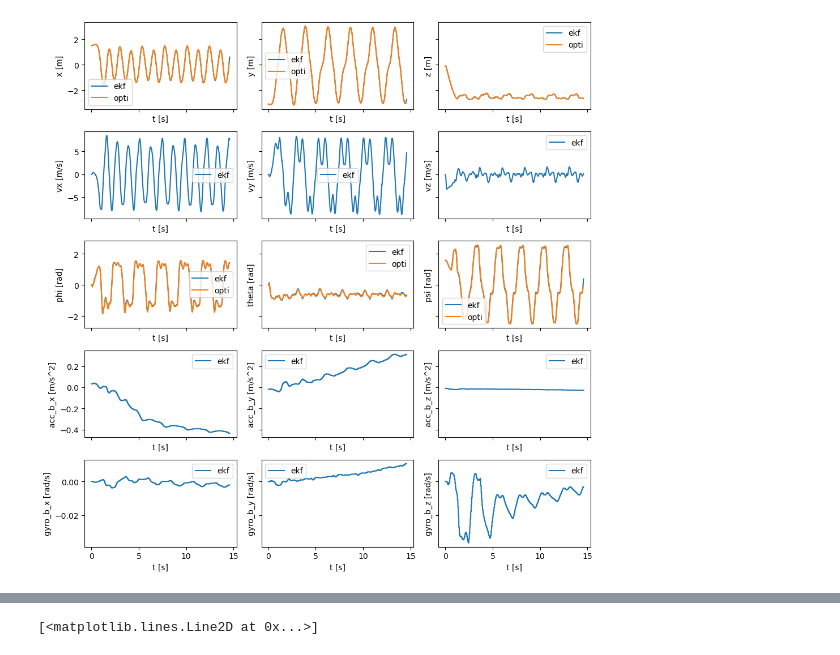
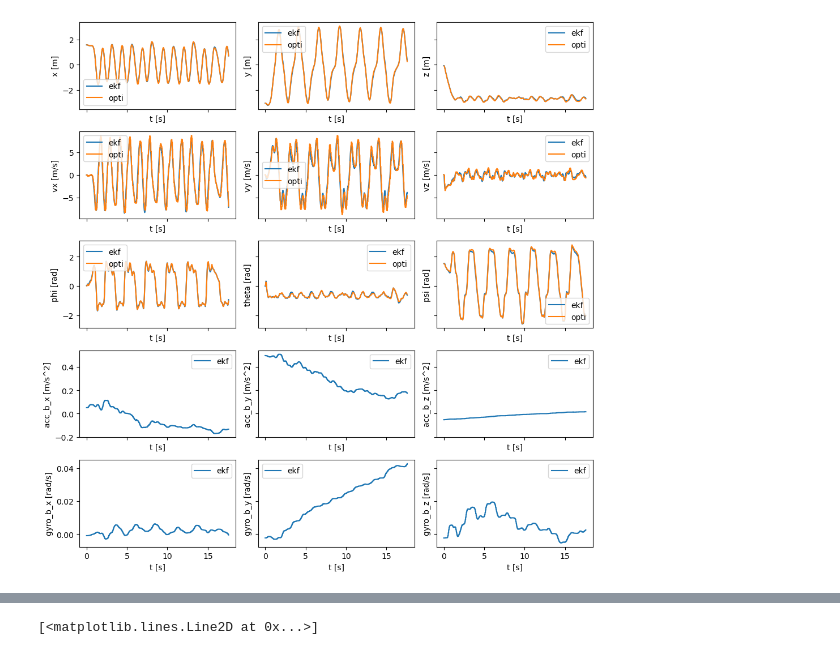
Before and after one commit to robinferede/analyze_flight_data, a Jupyter notebook: Analyze Flight Data.ipynb, the cells around one changed output, grey strips where cells are left out. Saved outputs shown, nothing was run; the diff lists cells and outputs as text; code cells hidden in the pictures.

```diff
--- a/Analyze Flight Data.ipynb
+++ b/Analyze Flight Data.ipynb
@@ -255,5 +293,5 @@ imu_plot(data)
 # %%
 # NOT INLINE
-ekf_plot(data)
+ekf_plot(data16)
 # %% [output]
-[figure, old version]
+[figure, new version]
```
Also changed, not shown: parts of 6 cells of this notebook, 2 other files.
